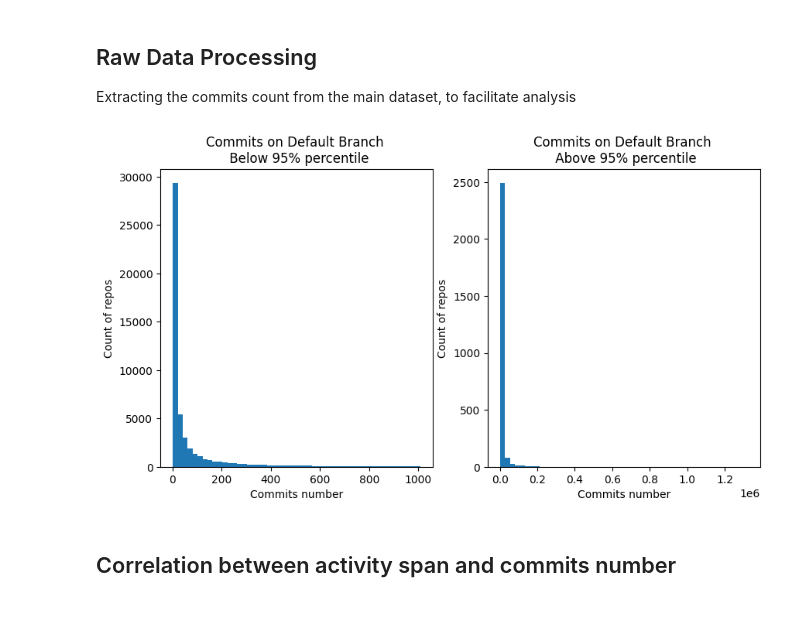
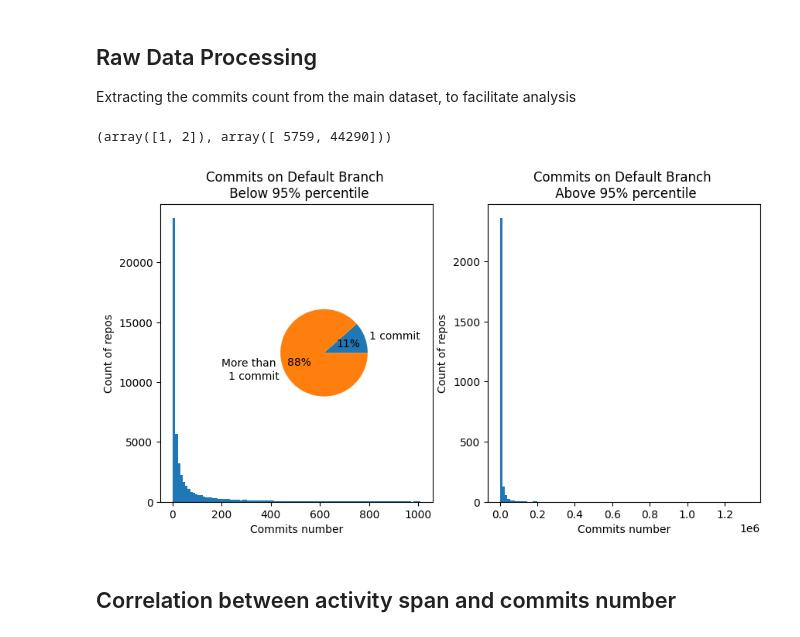
Before and after one commit to Indoc-Research/RS_repos_analysis, a Jupyter notebook: metrics_viz/commits.ipynb, the cells around one changed output. Drawn from its saved outputs; the diff is of its cells as text; code cells hidden in the pictures.

```diff
--- a/metrics_viz/commits.ipynb
+++ b/metrics_viz/commits.ipynb
@@ -19,19 +19,33 @@ threshold = 95
 percentiles_cutoff = np.percentile(commits_count, q=threshold)
 commits_below_95_perc = commits_count[commits_count<percentiles_cutoff]
 commits_above_95_perc = commits_count[commits_count>percentiles_cutoff]
+# %%
+commits_one_v_all = np.clip(commits_below_95_perc, a_min=1, a_max=2)
+commits_one_v_all_count = np.unique(commits_one_v_all, return_counts=True)
+# %%
+commits_one_v_all_count
+# %% [output]
+(array([1, 2]), array([ 5759, 44290]))
 # %%
 fig, ax = plt.subplots(1,2, figsize=(10,5))
-ax[0].hist(commits_below_95_perc, bins=50)
+ax[0].hist(commits_below_95_perc, bins=100)
 ax[0].set_xlabel("Commits number")
 ax[0].set_ylabel("Count of repos")
 ax[0].set_title(f"Commits on Default Branch \n Below {threshold}% percentile")
-ax[1].hist(commits_above_95_perc, bins=50)
+ax[1].hist(commits_above_95_perc, bins=100)
 ax[1].set_xlabel("Commits number")
 ax[1].set_ylabel("Count of repos")
 ax[1].set_title(f"Commits on Default Branch \n Above {threshold}% percentile")
+
+
+axins = ax[0].inset_axes([0.40, 0.30, 0.4, 0.4], xticklabels=[], yticklabels=[])
+
+axins.pie(commits_one_v_all_count[1], labels=["1 commit", "More than \n1 commit"], autopct='%i%%')
+
+
 plt.savefig("../figures/commits_on_default_branch.png")
 # %% [output]
-[figure, old version]
+[figure, new version]
 # %% [markdown]
 ## Correlation between activity span and commits number
 # %%
```
Also changed, not shown: 6 other files.
